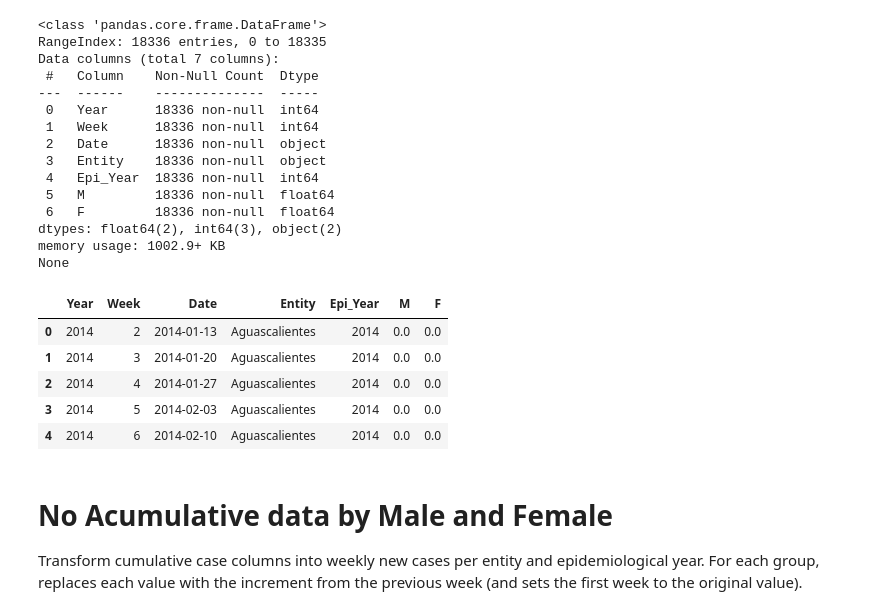
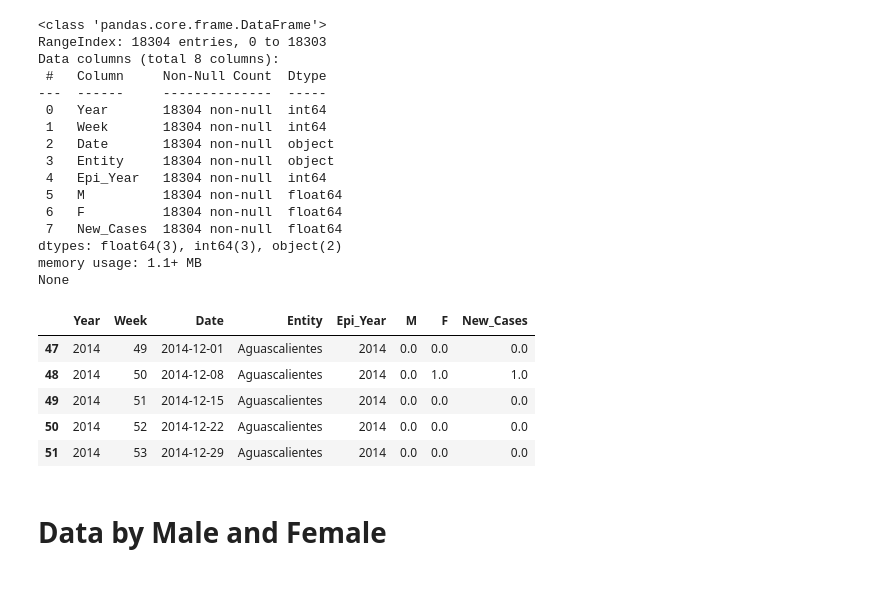
Before and after one commit to greyngs/alzheimer-forecasting-mexico, a Jupyter notebook: notebooks/5_data_hierarchy.ipynb, the cells around one changed output. Cells and saved outputs as stored; diff of their text form; code cells hidden in the pictures; blank space fills up the shorter version.

Commit message:
week 53 fixed

```diff
--- a/notebooks/5_data_hierarchy.ipynb
+++ b/notebooks/5_data_hierarchy.ipynb
@@ -3,37 +3,35 @@ import pandas as pd
 import os
 # %%
 # Data loading
-path = r'../data/processed/data_processed_v3.csv'
+path = r'../data/processed/data_processed_v3_outliers_trated.csv'
 alzheimer_df = pd.read_csv(path)
 
 print(alzheimer_df.info())
-alzheimer_df.head()
+alzheimer_df[47:52]
 # %% [output]
 <class 'pandas.core.frame.DataFrame'>
-RangeIndex: 18336 entries, 0 to 18335
-Data columns (total 7 columns):
- #   Column    Non-Null Count  Dtype
----  ------    --------------  -----
- 0   Year      18336 non-null  int64
- 1   Week      18336 non-null  int64
- 2   Date      18336 non-null  object
- 3   Entity    18336 non-null  object
- 4   Epi_Year  18336 non-null  int64
- 5   M         18336 non-null  float64
- 6   F         18336 non-null  float64
-dtypes: float64(2), int64(3), object(2)
-memory usage: 1002.9+ KB
+RangeIndex: 18304 entries, 0 to 18303
+Data columns (total 8 columns):
+ #   Column     Non-Null Count  Dtype
+---  ------     --------------  -----
+ 0   Year       18304 non-null  int64
+ 1   Week       18304 non-null  int64
+ 2   Date       18304 non-null  object
+ 3   Entity     18304 non-null  object
+ 4   Epi_Year   18304 non-null  int64
+ 5   M          18304 non-null  float64
+ 6   F          18304 non-null  float64
+ 7   New_Cases  18304 non-null  float64
+dtypes: float64(3), int64(3), object(2)
+memory usage: 1.1+ MB
 None
-|  | Year | Week | Date | Entity | Epi_Year | M | F |
-| 0 | 2014 | 2 | 2014-01-13 | Aguascalientes | 2014 | 0.0 | 0.0 |
-| 1 | 2014 | 3 | 2014-01-20 | Aguascalientes | 2014 | 0.0 | 0.0 |
-| 2 | 2014 | 4 | 2014-01-27 | Aguascalientes | 2014 | 0.0 | 0.0 |
-| 3 | 2014 | 5 | 2014-02-03 | Aguascalientes | 2014 | 0.0 | 0.0 |
-| 4 | 2014 | 6 | 2014-02-10 | Aguascalientes | 2014 | 0.0 | 0.0 |
+|  | Year | Week | Date | Entity | Epi_Year | M | F | New_Cases |
+| 47 | 2014 | 49 | 2014-12-01 | Aguascalientes | 2014 | 0.0 | 0.0 | 0.0 |
+| 48 | 2014 | 50 | 2014-12-08 | Aguascalientes | 2014 | 0.0 | 1.0 | 1.0 |
+| 49 | 2014 | 51 | 2014-12-15 | Aguascalientes | 2014 | 0.0 | 0.0 | 0.0 |
+| 50 | 2014 | 52 | 2014-12-22 | Aguascalientes | 2014 | 0.0 | 0.0 | 0.0 |
+| 51 | 2014 | 53 | 2014-12-29 | Aguascalientes | 2014 | 0.0 | 0.0 | 0.0 |
 # %% [markdown]
-# No Acumulative data by Male and Female
-Transform cumulative case columns into weekly new cases per entity and epidemiological year.
-For each group, replaces each value with the increment from the previous week
-(and sets the first week to the original value).
+# Data by Male and Female
 # %%
 df_NoAcum_MF = alzheimer_df.copy()
```
Also changed, not shown: parts of 9 cells of this notebook, 4 other files.
